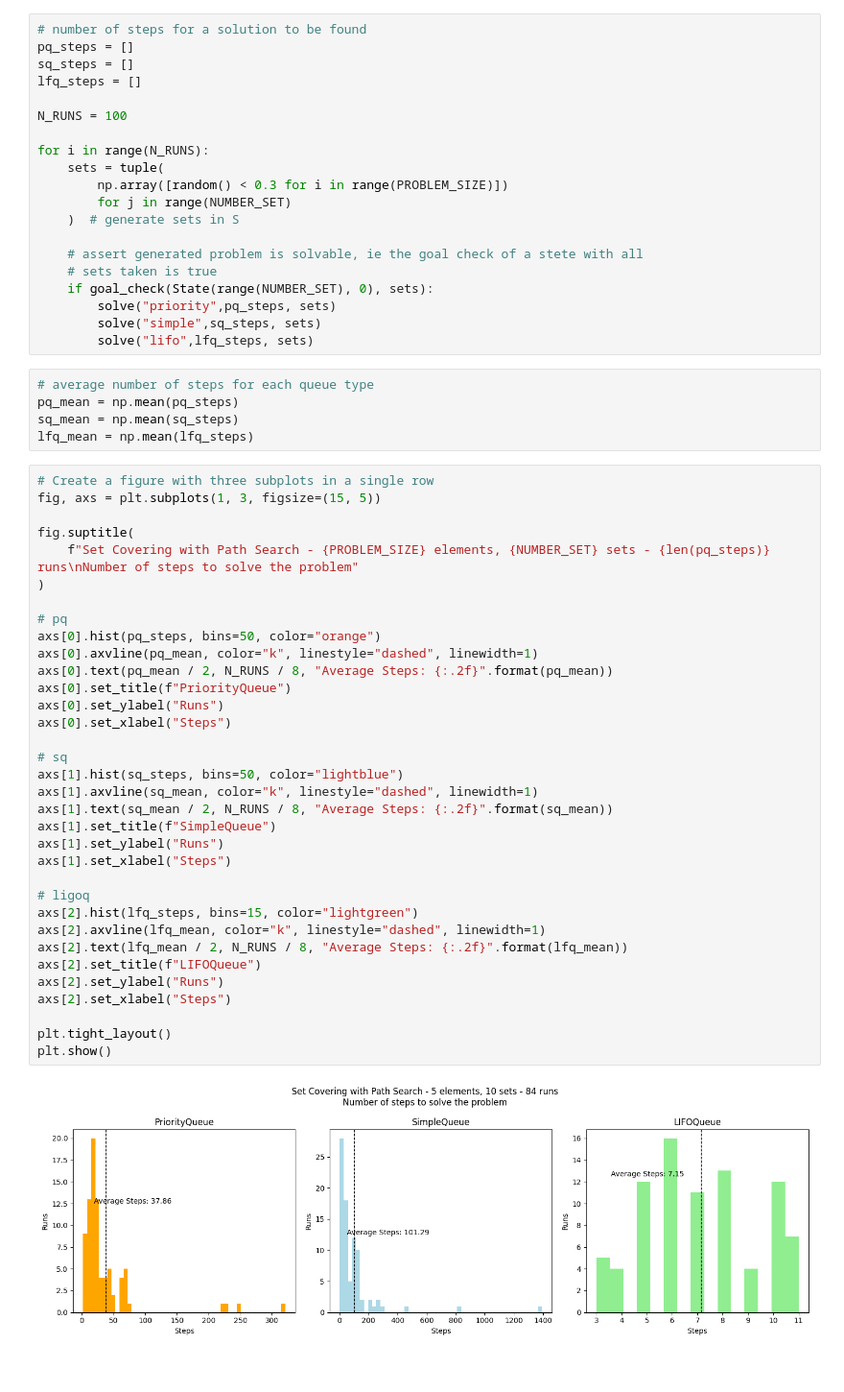
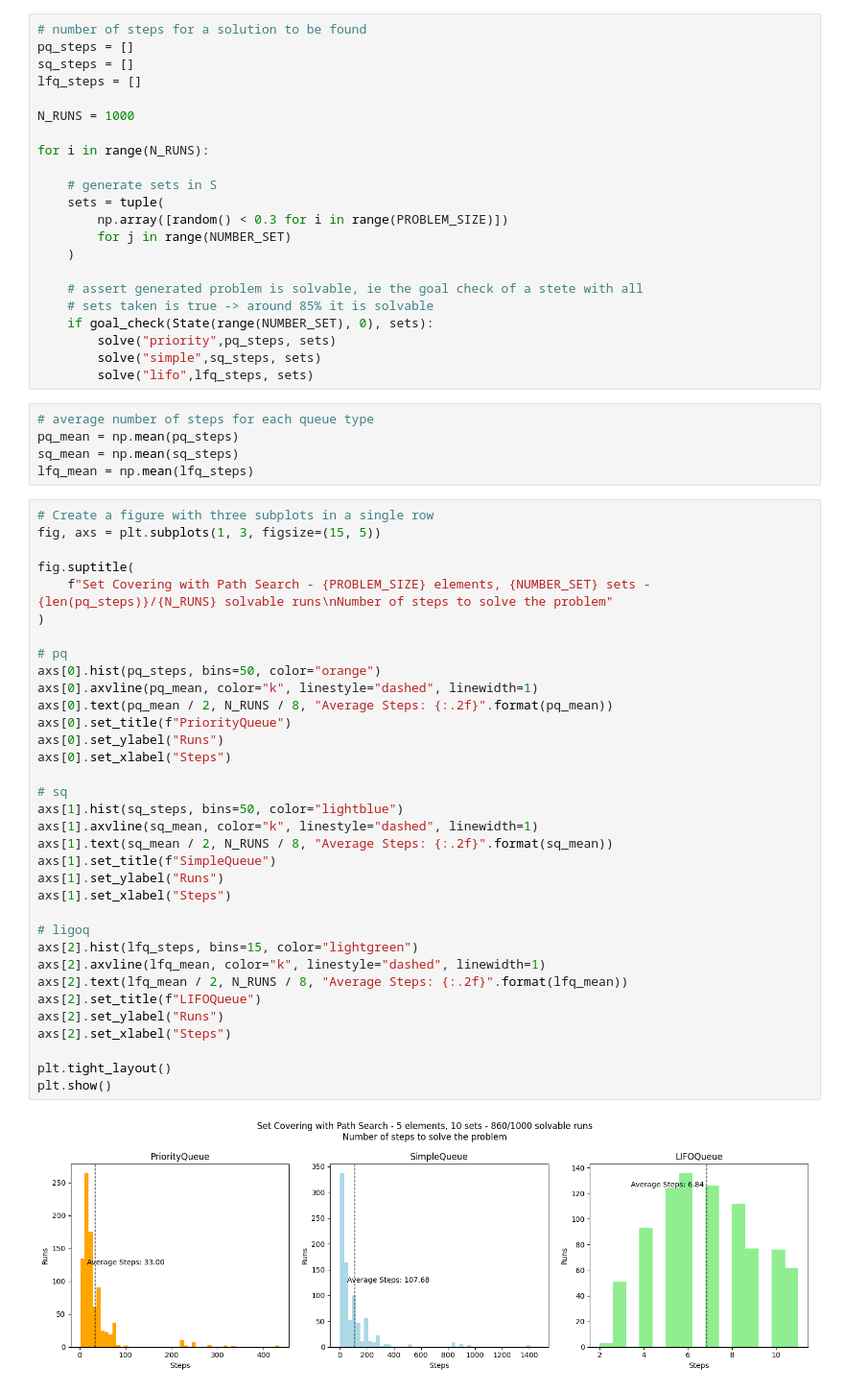
Before and after one commit to Gabri40/ComputationalIntelligence, a Jupyter notebook: set_covering_path_search/set_covering_path_search_stats.ipynb, the cells around one changed output. Shown: that part at 96% size. Drawn from its saved outputs; the diff is of its cells as text.

Commit message:
A* avgs for diff problem specs

```diff
--- a/set_covering_path_search/set_covering_path_search_stats.ipynb
+++ b/set_covering_path_search/set_covering_path_search_stats.ipynb
@@ -53,16 +72,18 @@ pq_steps = []
 sq_steps = []
 lfq_steps = []
 
-N_RUNS = 100
+N_RUNS = 1000
 
 for i in range(N_RUNS):
+
+    # generate sets in S
     sets = tuple(
         np.array([random() < 0.3 for i in range(PROBLEM_SIZE)])
         for j in range(NUMBER_SET)
-    )  # generate sets in S
+    )
 
     # assert generated problem is solvable, ie the goal check of a stete with all
-    # sets taken is true
+    # sets taken is true -> around 85% it is solvable
     if goal_check(State(range(NUMBER_SET), 0), sets):
         solve("priority",pq_steps, sets)
         solve("simple",sq_steps, sets)
@@ -77,34 +98,34 @@ lfq_mean = np.mean(lfq_steps)
 fig, axs = plt.subplots(1, 3, figsize=(15, 5))
 
 fig.suptitle(
-    f"Set Covering with Path Search - {PROBLEM_SIZE} elements, {NUMBER_SET} sets - {len(pq_steps)} runs\nNumber of steps to solve the problem"
+    f"Set Covering with Path Search - {PROBLEM_SIZE} elements, {NUMBER_SET} sets - {len(pq_steps)}/{N_RUNS} solvable runs\nNumber of steps to solve the problem"
 )
 
 # pq
 axs[0].hist(pq_steps, bins=50, color="orange")
 axs[0].axvline(pq_mean, color="k", linestyle="dashed", linewidth=1)
 axs[0].text(pq_mean / 2, N_RUNS / 8, "Average Steps: {:.2f}".format(pq_mean))
 axs[0].set_title(f"PriorityQueue")
 axs[0].set_ylabel("Runs")
 axs[0].set_xlabel("Steps")
 
 # sq
 axs[1].hist(sq_steps, bins=50, color="lightblue")
 axs[1].axvline(sq_mean, color="k", linestyle="dashed", linewidth=1)
 axs[1].text(sq_mean / 2, N_RUNS / 8, "Average Steps: {:.2f}".format(sq_mean))
 axs[1].set_title(f"SimpleQueue")
 axs[1].set_ylabel("Runs")
 axs[1].set_xlabel("Steps")
 
 # ligoq
 axs[2].hist(lfq_steps, bins=15, color="lightgreen")
 axs[2].axvline(lfq_mean, color="k", linestyle="dashed", linewidth=1)
 axs[2].text(lfq_mean / 2, N_RUNS / 8, "Average Steps: {:.2f}".format(lfq_mean))
 axs[2].set_title(f"LIFOQueue")
 axs[2].set_ylabel("Runs")
 axs[2].set_xlabel("Steps")
 
 plt.tight_layout()
 plt.show()
 # %% [output]
-[figure, old version]
+[figure, new version]
```
Also changed, not shown: parts of 3 cells of this notebook, 2 other files.
